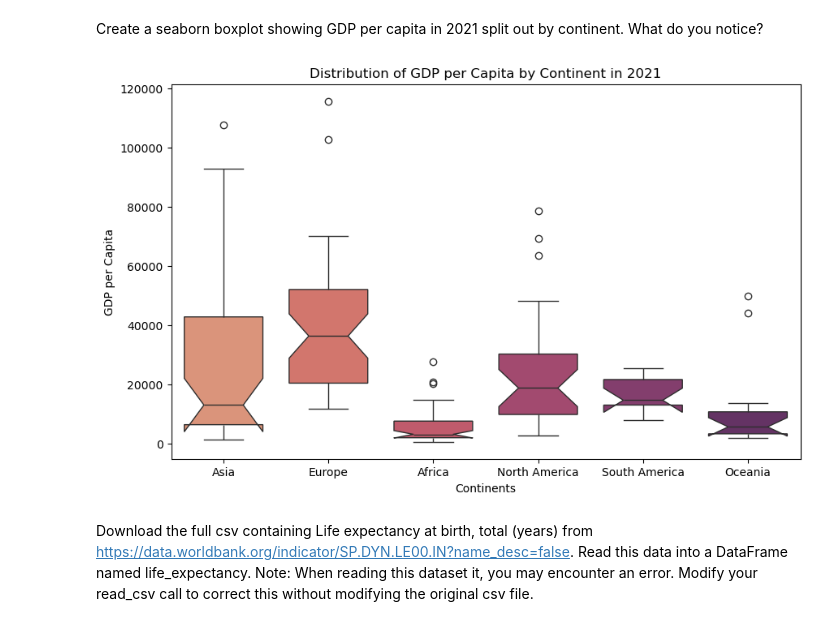
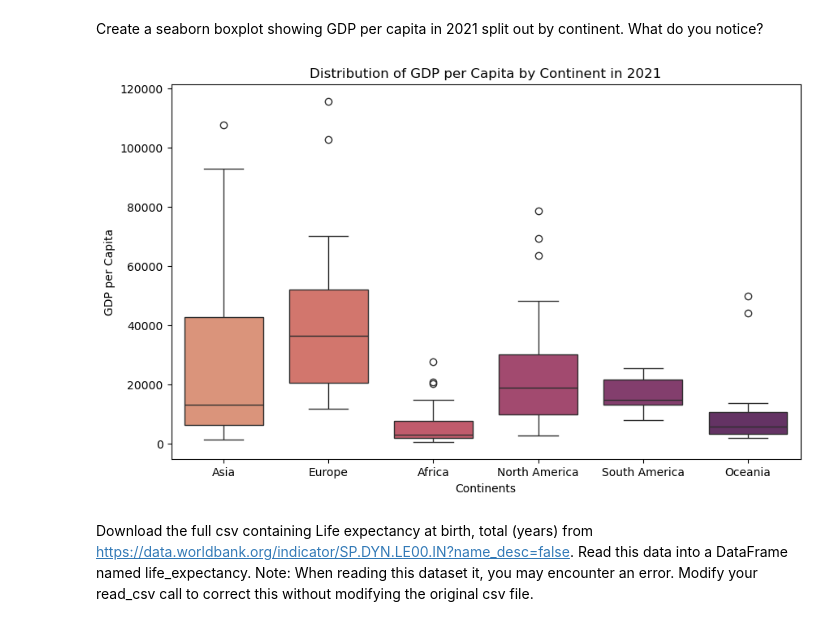
Before and after one commit to nss-data-science-cohort-8/un-exploration-graciepiantek, a Jupyter notebook: notebooks/UN_Data_Exploration.ipynb, the cells around one changed output. Saved outputs shown, nothing was run; the diff lists cells and outputs as text; code cells hidden in the pictures.

```diff
--- a/notebooks/UN_Data_Exploration.ipynb
+++ b/notebooks/UN_Data_Exploration.ipynb
@@ -259,16 +252,15 @@ Create a seaborn boxplot showing GDP per capita in 2021 split out by continent.
 # %%
 boxplot_continent = pd.merge(gdp_2021, continents, on = 'Country', how= 'inner')
 
 plt.figure(figsize=(10, 6))
-sns.boxplot(x='Continent', y='GDP_Per_Capita', width= 0.75, notch=True,
+sns.boxplot(x='Continent', y='GDP_Per_Capita', width= 0.75,
             hue ='Continent', data=boxplot_continent, palette='flare')
 plt.xlabel('Continents')
 plt.ylabel('GDP per Capita')
 plt.title('Distribution of GDP per Capita by Continent in 2021')
-plt.xticks(rotation=0)
-plt.show()
+plt.xticks(rotation=0);
 # %% [output]
-[figure, old version]
+[figure, new version]
 # %% [markdown]
 Download the full csv containing Life expectancy at birth, total (years) from https://data.worldbank.org/indicator/SP.DYN.LE00.IN?name_desc=false. Read this data into a DataFrame named life_expectancy. Note: When reading this dataset it, you may encounter an error. Modify your read_csv call to correct this without modifying the original csv file.
 # %%
```
Also changed, not shown: parts of 7 cells of this notebook.
